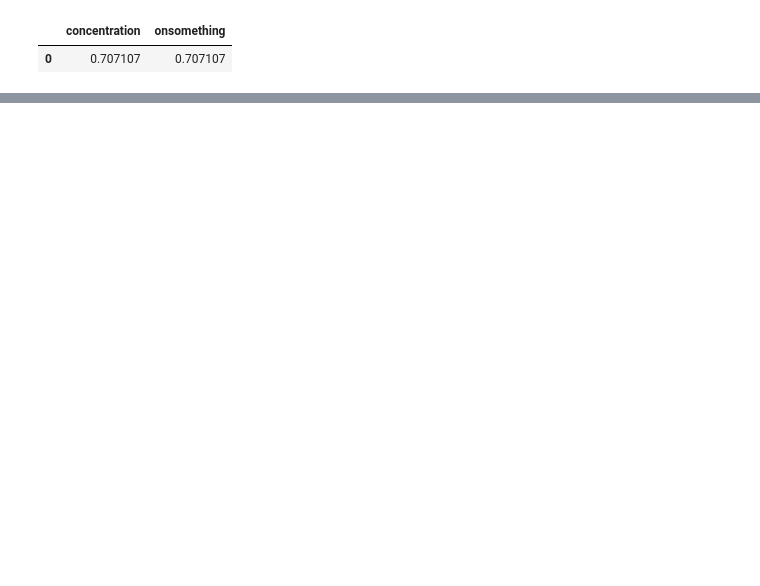
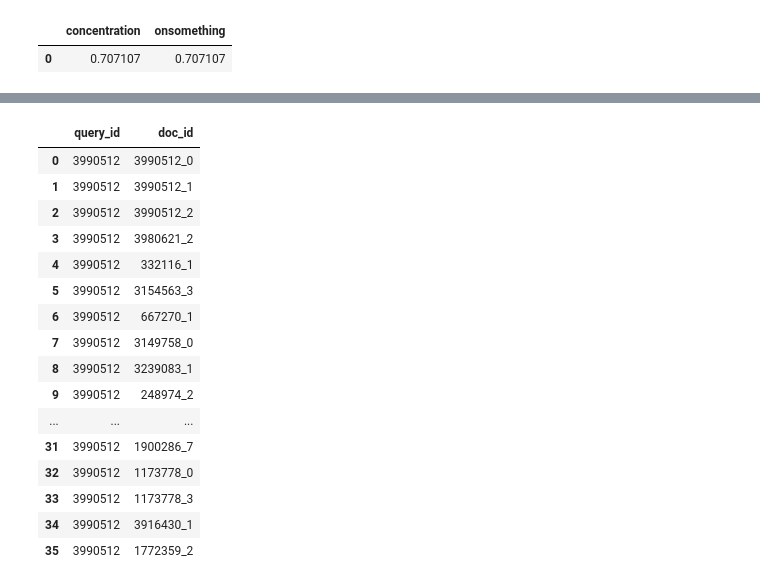
Before and after one commit to issam-hub/seri, a Jupyter notebook: code.ipynb, the cells around one changed output, grey strips where cells are left out. Drawn from its saved outputs; the diff is of its cells as text; code cells hidden in the pictures; blank space fills up the shorter version.

```diff
--- a/code.ipynb
+++ b/code.ipynb
@@ -152,3 +159,6 @@ query_matrix
 # %%
-from sklearn.metrics.pairwise import linear_kernel, cosine_similarity
-cos_sim = linear_kernel(query_matrix, tfidf_matrix)
+# from sklearn.metrics.pairwise import linear_kernel, cosine_similarity
+
+# cos_sim = cosine_similarity(query_matrix, tfidfshow.loc["248974_2"])
+# cos_sim
+cosine_similarity([2,1,2,3,2,9], [3,4,2,4,5,5])
@@ -193,0 +213,22 @@ sorted(result.items(), key=lambda e:e[1], reverse=True)
+# %%
+docs = result.keys()
+query = ["3990512"] * len(docs)
+rel2 = pd.DataFrame({"query_id": query, "doc_id": docs})
+# %% [output]
+|  | query_id | doc_id |
+| 0 | 3990512 | 3990512_0 |
+| 1 | 3990512 | 3990512_1 |
+| 2 | 3990512 | 3990512_2 |
+| 3 | 3990512 | 3980621_2 |
+| 4 | 3990512 | 332116_1 |
+| 5 | 3990512 | 3154563_3 |
+| 6 | 3990512 | 667270_1 |
+| 7 | 3990512 | 3149758_0 |
+| 8 | 3990512 | 3239083_1 |
+| 9 | 3990512 | 248974_2 |
+| ... | ... | ... |
+| 31 | 3990512 | 1900286_7 |
+| 32 | 3990512 | 1173778_0 |
+| 33 | 3990512 | 1173778_3 |
+| 34 | 3990512 | 3916430_1 |
+| 35 | 3990512 | 1772359_2 |
```
Also changed, not shown: parts of 15 cells of this notebook, 19 other files.
